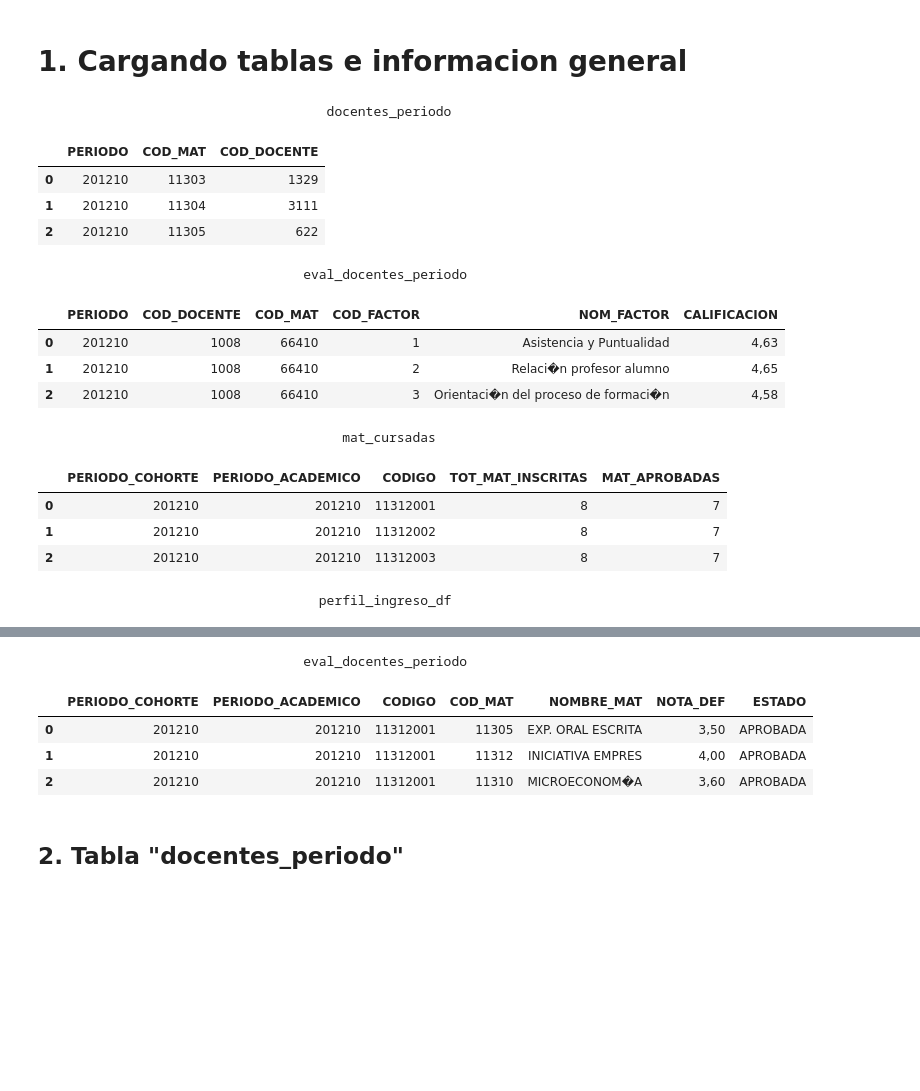
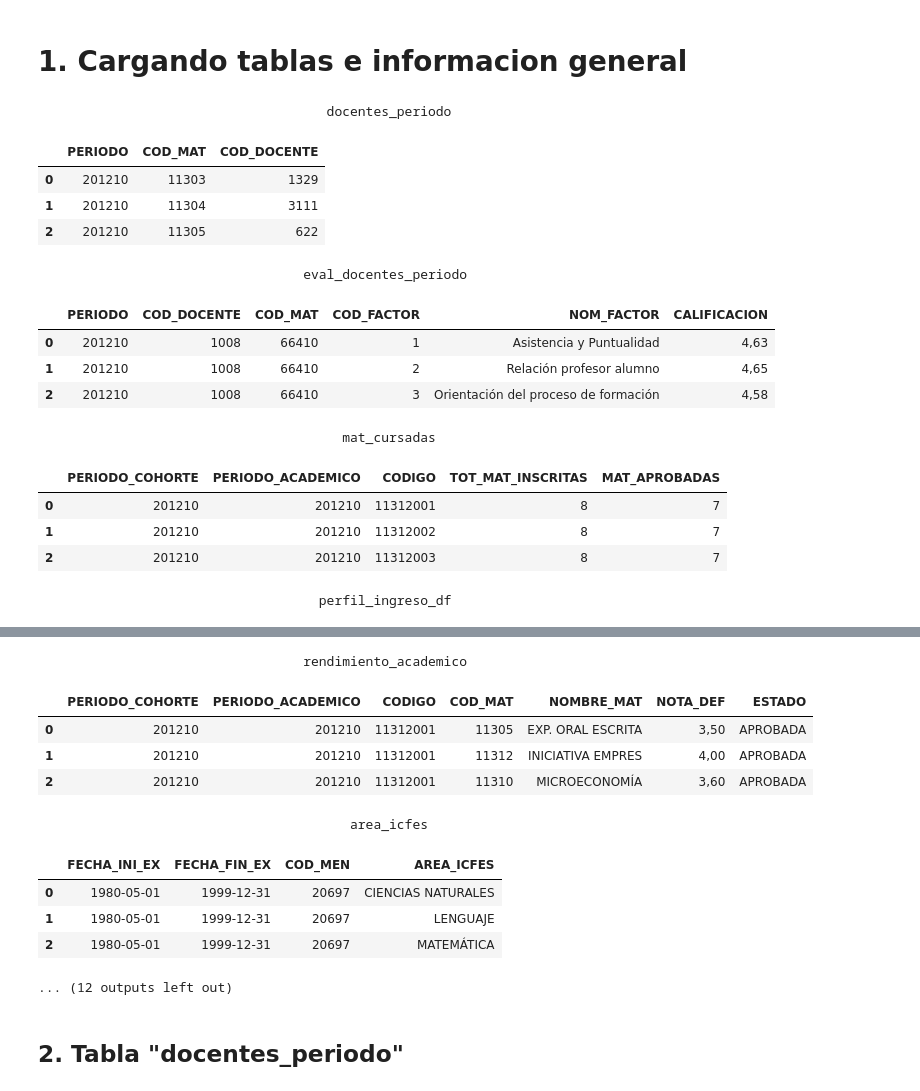
Before and after one commit to DS4A-COL21-G56/DS4A_G56, a Jupyter notebook: notebooks/pre_processing.ipynb, the cells around one changed output, grey strips where cells are left out. Cells and saved outputs as stored; diff of their text form; code cells hidden in the pictures; blank space fills up the shorter version.

```diff
--- a/notebooks/pre_processing.ipynb
+++ b/notebooks/pre_processing.ipynb
@@ -6,34 +6,58 @@
 # importar pandas
 import pandas as pd
 # %%
-# Cargar datos como Strings
-docentes_periodo_df = pd.read_csv('../data/raw/docentes_periodo.csv', ';')
-eval_docentes_periodo_df = pd.read_csv('../data/raw/eval_docentes_periodo.csv', ';')
-mat_cursadas_df = pd.read_csv('../data/raw/mat_cursadas_rend_academico.csv', ';')
+docentes_periodo_df = pd.read_csv('../data/raw/docentes_periodo.csv', ';', encoding='ISO-8859-1')
+eval_docentes_periodo_df = pd.read_csv('../data/raw/eval_docentes_periodo.csv', ';', encoding='ISO-8859-1')
+mat_cursadas_df = pd.read_csv('../data/raw/mat_cursadas_rend_academico.csv', ';', encoding='ISO-8859-1')
 perfil_ingreso_df = pd.read_csv('../data/raw/perfil_ingreso.csv', ';')
-rendimiento_academico_df = pd.read_csv('../data/raw/rendimiento_academico.csv', ';')
+rendimiento_academico_df = pd.read_csv('../data/raw/rendimiento_academico.csv', ';', encoding='ISO-8859-1')
+rendimiento_academico_df = pd.read_csv('../data/raw/rendimiento_academico.csv', ';', encoding='ISO-8859-1')
+
+area_icfes_df = pd.read_excel('../data/raw/area_icfes.xlsx')
+creditos_periodo_df = pd.read_excel('../data/raw/CREDITOS_PERIODO.xlsx')
+perfil_ingreso_v2_df = pd.read_excel('../data/raw/perfil_ingreso_v2.xlsx')
+materias_por_programa_df = pd.read_excel('../data/raw/materias_por_programa.xlsx')
+pre_correquisito_df = pd.read_excel('../data/raw/pre_correquisito.xlsx')
+mat_cursadas_v2_df = pd.read_excel('../data/raw/mat_cursadas_rend_academico_v2.xlsx')
+reingreso_aplazamiento_df = pd.read_excel('../data/raw/reingreso_aplazamiento.xlsx')
 # %%
+# vistazo de las tablas
 print("\n"+"docentes_periodo".center(90))
 display(docentes_periodo_df.head(3))
 print("\n"+"eval_docentes_periodo".center(90))
 display(eval_docentes_periodo_df.head(3))
 print("\n"+"mat_cursadas".center(90))
 display(mat_cursadas_df.head(3))
 print("\n"+"perfil_ingreso_df".center(90))
 display(perfil_ingreso_df.head(3))
-print("\n"+"eval_docentes_periodo".center(90))
+print("\n"+"rendimiento_academico".center(90))
 display(rendimiento_academico_df.head(3))
+
+print("\n"+"area_icfes".center(90))
+display(area_icfes_df.head(3))
+print("\n"+"creditos_periodo".center(90))
+display(creditos_periodo_df.head(3))
+print("\n"+"perfil_ingreso_v2".center(90))
+display(perfil_ingreso_v2_df.head(3))
+print("\n"+"materias_por_programa".center(90))
+display(materias_por_programa_df.head(3))
+print("\n"+"pre_correquisito".center(90))
+display(pre_correquisito_df.head(3))
+print("\n"+"mat_cursadas_v2".center(90))
+display(mat_cursadas_v2_df.head(3))
+print("\n"+"reingreso_aplazamiento".center(90))
+display(reingreso_aplazamiento_df.head(3))
 # %% [output]
                                      docentes_periodo
 |  | PERIODO | COD_MAT | COD_DOCENTE |
 | 0 | 201210 | 11303 | 1329 |
 | 1 | 201210 | 11304 | 3111 |
 | 2 | 201210 | 11305 | 622 |
                                   eval_docentes_periodo
 |  | PERIODO | COD_DOCENTE | COD_MAT | COD_FACTOR | NOM_FACTOR | CALIFICACION |
 | 0 | 201210 | 1008 | 66410 | 1 | Asistencia y Puntualidad | 4,63 |
-| 1 | 201210 | 1008 | 66410 | 2 | Relaci�n profesor alumno | 4,65 |
-| 2 | 201210 | 1008 | 66410 | 3 | Orientaci�n del proceso de formaci�n | 4,58 |
+| 1 | 201210 | 1008 | 66410 | 2 | Relación profesor alumno | 4,65 |
+| 2 | 201210 | 1008 | 66410 | 3 | Orientación del proceso de formación | 4,58 |
                                        mat_cursadas
 |  | PERIODO_COHORTE | PERIODO_ACADEMICO | CODIGO | TOT_MAT_INSCRITAS | MAT_APROBADAS |
 | 0 | 201210 | 201210 | 11312001 | 8 | 7 |
@@ -44,11 +68,17 @@ display(rendimiento_academico_df.head(3))
 | 0 | 201210 | 11312001 | M | 22.0 | COL COOP COOSERVICIOS | 438 | 49 | NO |
 | 1 | 201210 | 11312002 | M | 23.0 | INSTITUTO DE EDUCACION MEDIA DIVE... | 386 | 48 | NO |
 | 2 | 201210 | 11312003 | F | 22.0 | I.E. ANTONIO NARI�O | 460 | 51 | NO |
-                                  eval_docentes_periodo
+                                  rendimiento_academico
 |  | PERIODO_COHORTE | PERIODO_ACADEMICO | CODIGO | COD_MAT | NOMBRE_MAT | NOTA_DEF | ESTADO |
 | 0 | 201210 | 201210 | 11312001 | 11305 | EXP. ORAL ESCRITA | 3,50 | APROBADA |
 | 1 | 201210 | 201210 | 11312001 | 11312 | INICIATIVA EMPRES | 4,00 | APROBADA |
-| 2 | 201210 | 201210 | 11312001 | 11310 | MICROECONOM�A | 3,60 | APROBADA |
+| 2 | 201210 | 201210 | 11312001 | 11310 | MICROECONOMÍA | 3,60 | APROBADA |
+                                        area_icfes
+|  | FECHA_INI_EX | FECHA_FIN_EX | COD_MEN | AREA_ICFES |
+| 0 | 1980-05-01 | 1999-12-31 | 20697 | CIENCIAS NATURALES |
+| 1 | 1980-05-01 | 1999-12-31 | 20697 | LENGUAJE |
+| 2 | 1980-05-01 | 1999-12-31 | 20697 | MATEMÁTICA |
+... (12 outputs left out)
 # %% [markdown]
 ## 2. Tabla "docentes_periodo"
 # %% [markdown]
```
Also changed, not shown: parts of 12 cells of this notebook.
